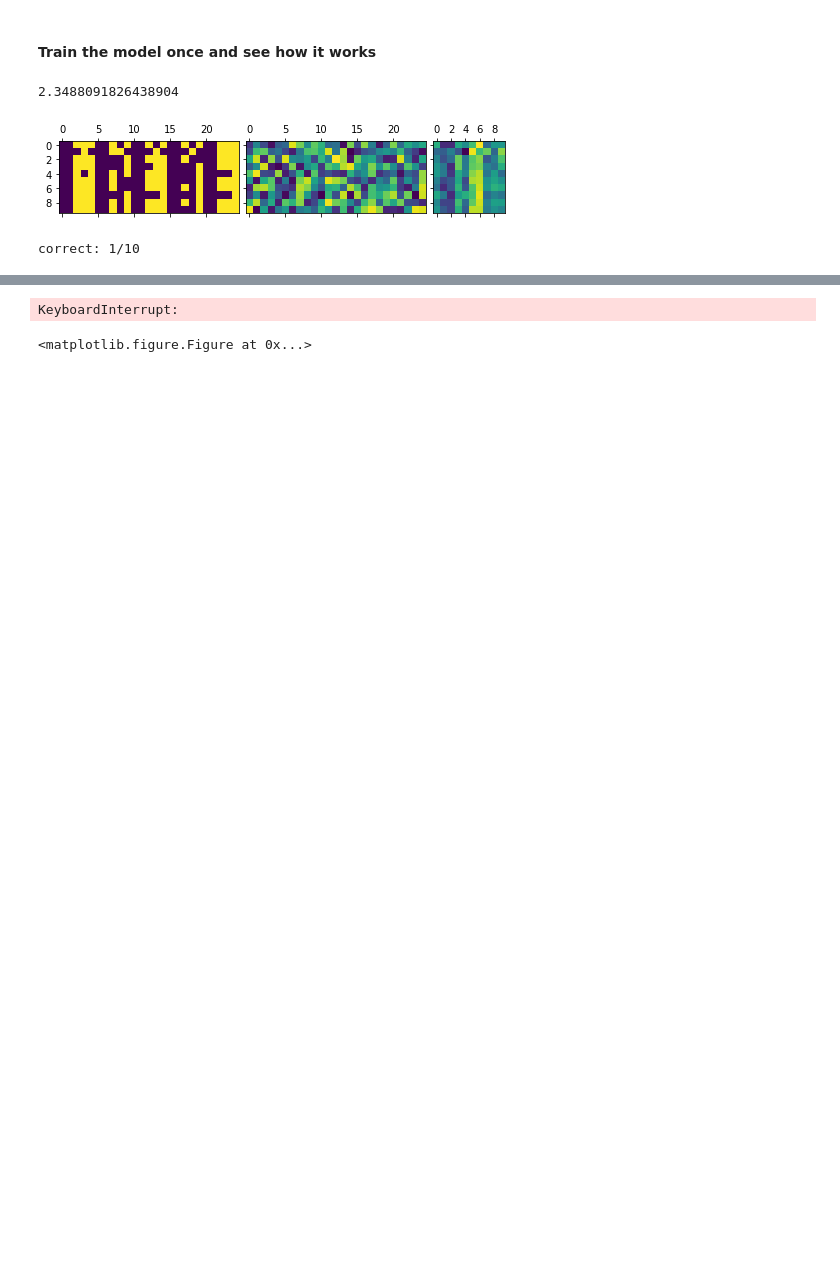
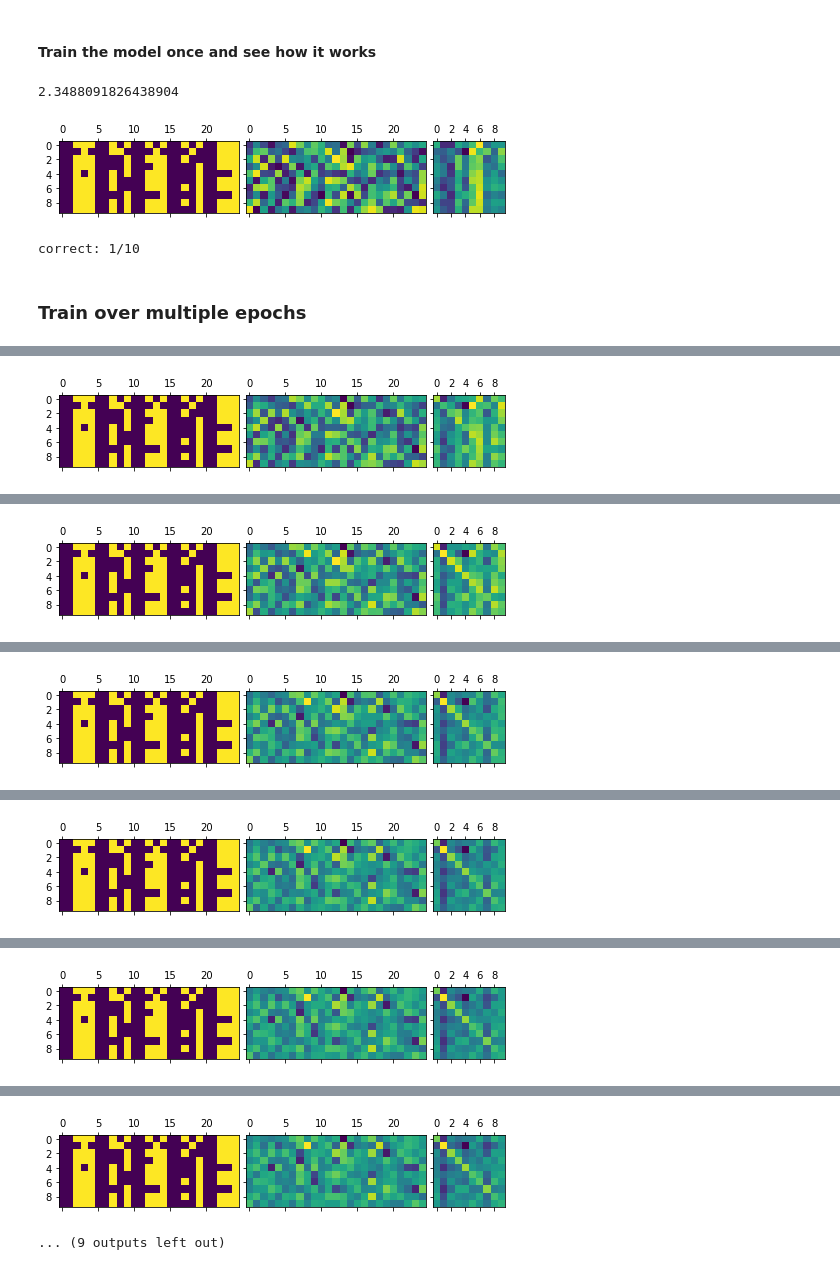
Before and after one commit to hbcbh1999/nn-basics, a Jupyter notebook: VanangamudiMNIST.ipynb, the cells around one changed output, grey strips where cells are left out. Saved outputs shown, nothing was run; the diff lists cells and outputs as text; code cells hidden in the pictures; blank space fills up the shorter version.

```diff
--- a/VanangamudiMNIST.ipynb
+++ b/VanangamudiMNIST.ipynb
@@ -191,16 +199,17 @@ output = model(Variable(data))
 grid[2].matshow(Image.fromarray(output.data.numpy()))
 
 plt.show()
+
+pred = output.data.max(1)[1]
+correct = pred.eq(target.long()).sum()
+print('correct: {}/{}'.format(correct, len(dataset)))
 # %% [output]
 [figure]
+correct: 1/10
-# %%
-pred = output.data.max(1)[1]
-correct = pred.eq(target.long()).sum()
-print('correct: {}/{}'.format(correct, len(dataset)))
-# %% [output]
-correct: 1/10
+# %% [markdown]
+### Train over multiple epochs
 # %%
-def train_epochs(epochs, model, optim dataset, print_every=100):
+def train_epochs(epochs, model, optim, dataset, print_every=100):
     snaps = []
     for epoch in range(epochs):
         avg_loss = train(model, optim, dataset)
@@ -211,0 +254,3 @@ def train_epochs(epochs, model, optim dataset, print_every=100):
+# %%
+snaps = train_epochs(100, model, optimizer, dataset)
+# %% [output]
@@ -211,0 +258 @@ def train_epochs(epochs, model, optim dataset, print_every=100):
+[figure, added]
@@ -211,0 +261 @@ def train_epochs(epochs, model, optim dataset, print_every=100):
+[figure, added]
@@ -211,0 +264 @@ def train_epochs(epochs, model, optim dataset, print_every=100):
+[figure, added]
@@ -211,0 +267 @@ def train_epochs(epochs, model, optim dataset, print_every=100):
+[figure, added]
@@ -211,0 +270 @@ def train_epochs(epochs, model, optim dataset, print_every=100):
+[figure, added]
@@ -212,5 +273,7 @@ def train_epochs(epochs, model, optim dataset, print_every=100):
+[figure, added]
+... (9 outputs left out)
 # %%
-fig = plt.figure(1, (8., 8.))
+fig = plt.figure(1, (16., 16.))
 grid = ImageGrid(fig, 111,
                      nrows_ncols=(len(snaps) , 3),
                      axes_pad=0.1)
@@ -220,9 +283,6 @@ for i, snap in enumerate(snaps):
         grid[i * 3 + j].matshow(image)
 
 plt.show()
-# %% [output]
-KeyboardInterrupt:
-<matplotlib.figure.Figure at 0x...>
 # %%
 one = model(Variable(dataset[5][0].view(1, -1)))
 print(one.max(1)[1])
```
Also changed, not shown: parts of 4 cells of this notebook.
